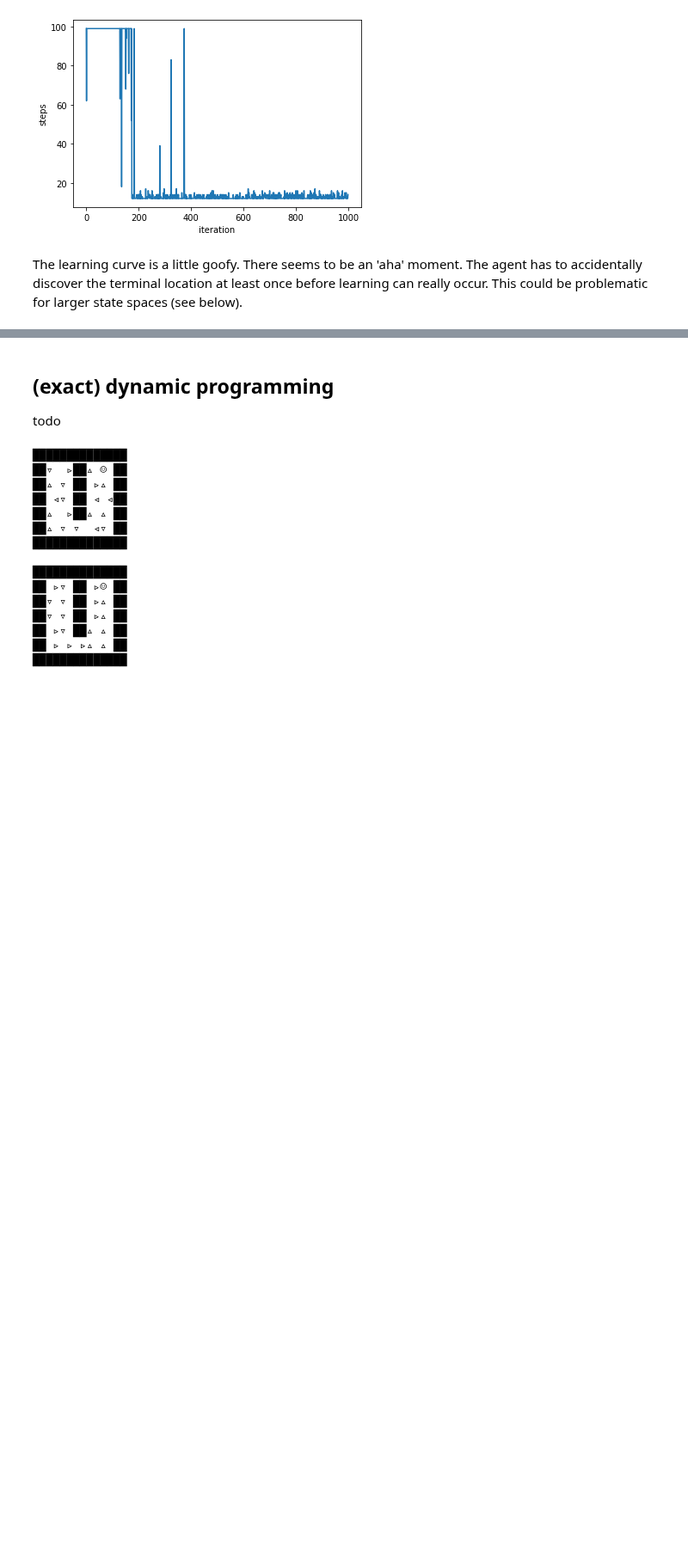
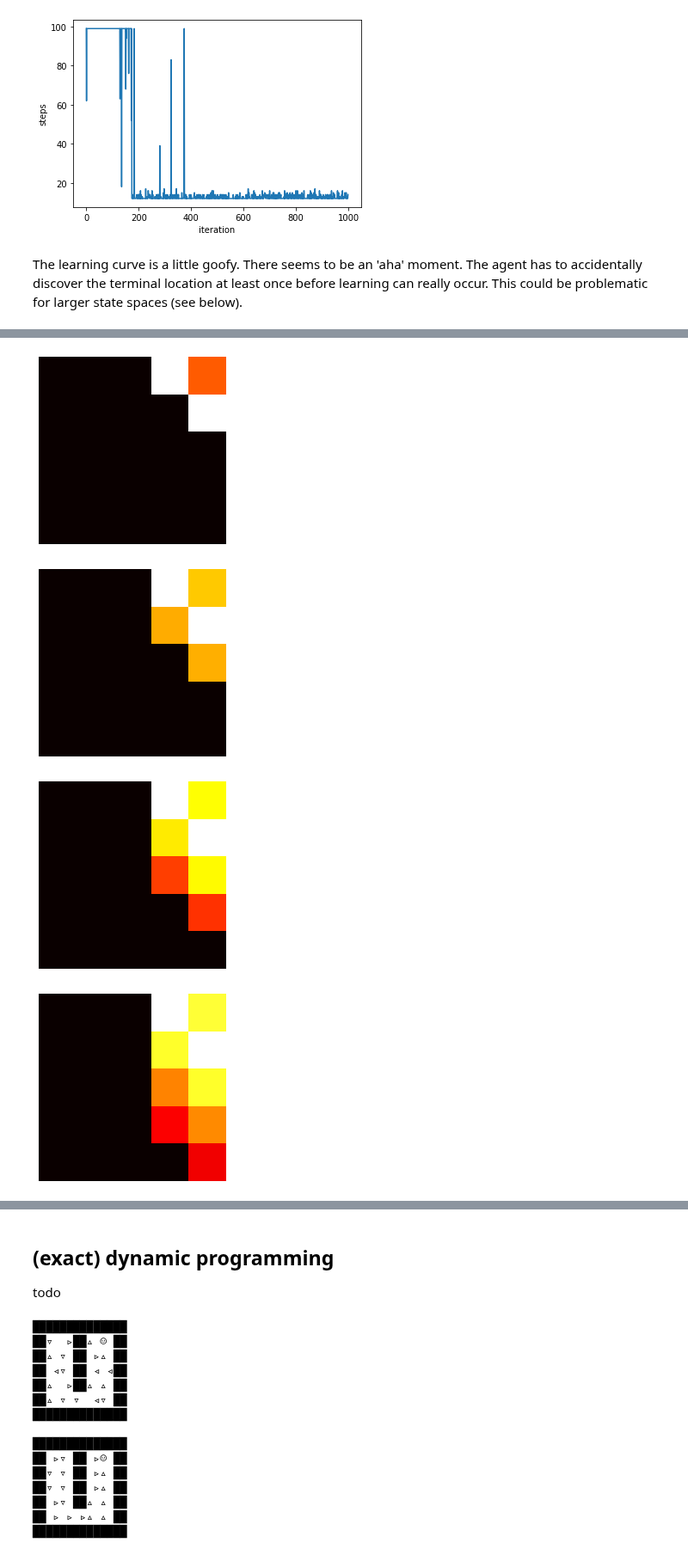
Before and after one commit to richard-warren/rl_sandbox, a Jupyter notebook: demo2.ipynb, the cells around one changed output, grey strips where cells are left out. Shown at 86% size. Cells and saved outputs as stored; diff of their text form; code cells hidden in the pictures; blank space fills up the shorter version.

```diff
--- a/demo2.ipynb
+++ b/demo2.ipynb
@@ -139,7 +139,11 @@ where $s'$ is the
 # %%
 agent = Agents.DP_approx(env)
 
-agent.show_policy()
-for i in range(100):
-    agent.evaluate_and_update(eval_iterations=5)
-agent.show_policy()
+for i in range(10):
+    agent.evaluate_and_update(eval_iterations=100)
+    agent.show_q()
+# %% [output]
+[figure, added]
+[figure, added]
+[figure, added]
+[figure, added]
```
Also changed, not shown: parts of 2 cells of this notebook, 1 other file.
